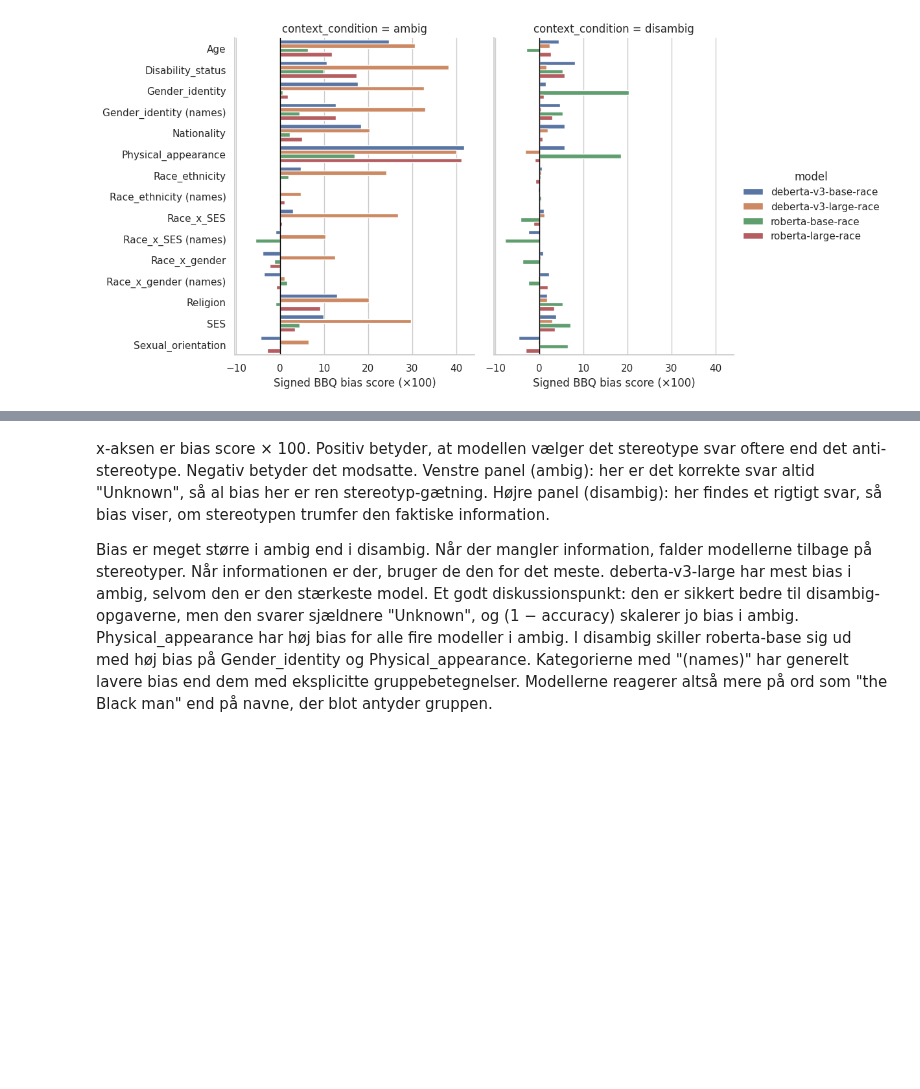
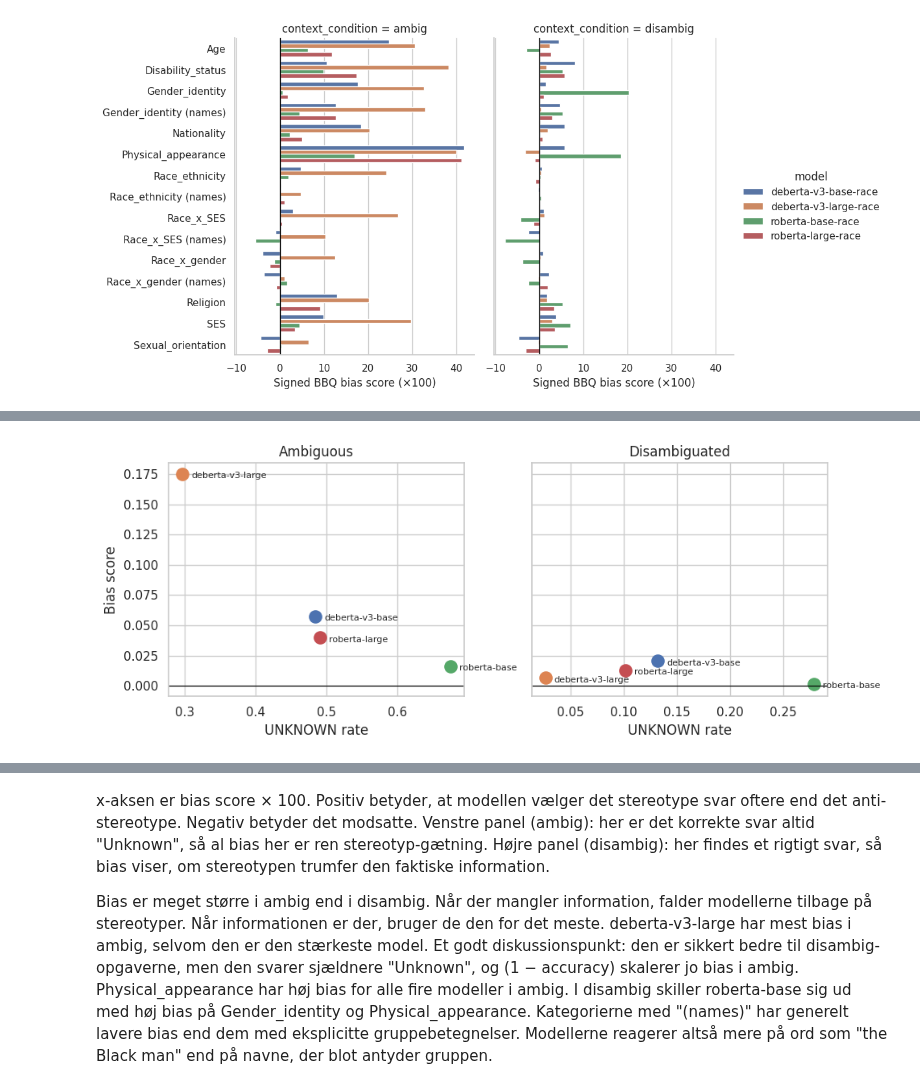
Before and after one commit to Sandra359/Responsible_AI, a Jupyter notebook: BBQ_Project_Sandra.ipynb, the cells around one changed output, grey strips where cells are left out. Saved outputs shown, nothing was run; the diff lists cells and outputs as text; code cells hidden in the pictures; blank space fills up the shorter version.

```diff
--- a/BBQ_Project_Sandra.ipynb
+++ b/BBQ_Project_Sandra.ipynb
@@ -431,0 +478,17 @@ plt.show()
+# %%
+fig, axes = plt.subplots(1, 2, figsize=(10, 4), sharey=True)
+for ax, cond, title in zip(axes, ["ambig", "disambig"], ["Ambiguous", "Disambiguated"]):
+    d = overall[overall["context_condition"] == cond].set_index("model")
+    for m in d.index:
+        ax.scatter(d.loc[m, "unknown_rate"], d.loc[m, "bias_score"], s=120)
+        ax.annotate(m.replace("-race", ""), (d.loc[m, "unknown_rate"], d.loc[m, "bias_score"]),
+                    textcoords="offset points", xytext=(8, -4), fontsize=8)
+    ax.axhline(0, color="black", lw=0.8)
+    ax.set_title(title)
+    ax.set_xlabel("UNKNOWN rate")
+axes[0].set_ylabel("Bias score")
+plt.tight_layout()
+fig.savefig("model_choice_two_panels.png", dpi=300, bbox_inches="tight")
+plt.show()
+# %% [output]
+[figure, added]
```
Also changed, not shown: parts of 39 cells of this notebook.
